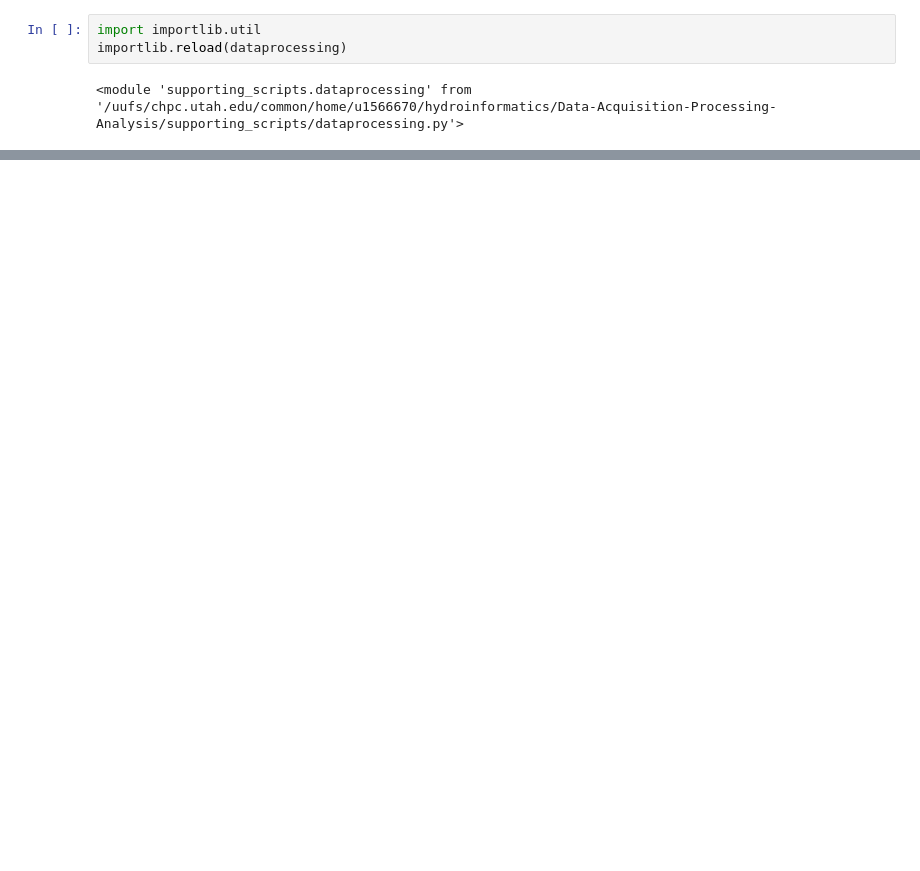
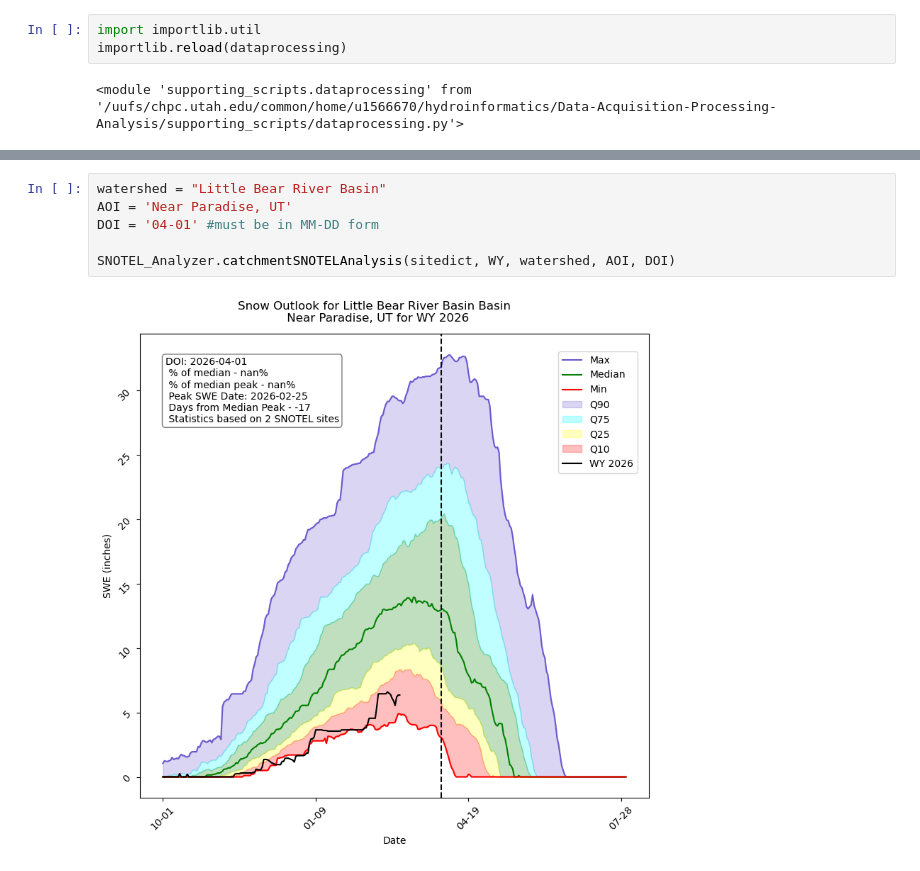
Before and after one commit to lmclatch/Data-Acquisition-Processing-Analysis, a Jupyter notebook: My_SNOTEL_Analysis.ipynb, the cells around one changed output, grey strips where cells are left out. Drawn from its saved outputs; the diff is of its cells as text; blank space fills up the shorter version.

```diff
--- a/My_SNOTEL_Analysis.ipynb
+++ b/My_SNOTEL_Analysis.ipynb
@@ -94,0 +110,8 @@ FileNotFoundError: [Errno 2] No such file or directory: 'files/SNOTEL/df_814_UT_
+# %%
+watershed = "Little Bear River Basin"
+AOI = 'Near Paradise, UT'
+DOI = '04-01' #must be in MM-DD form
+
+SNOTEL_Analyzer.catchmentSNOTELAnalysis(sitedict, WY, watershed, AOI, DOI)
+# %% [output]
+[figure, added]
```
Also changed, not shown: parts of 5 cells of this notebook, 4 other files.
